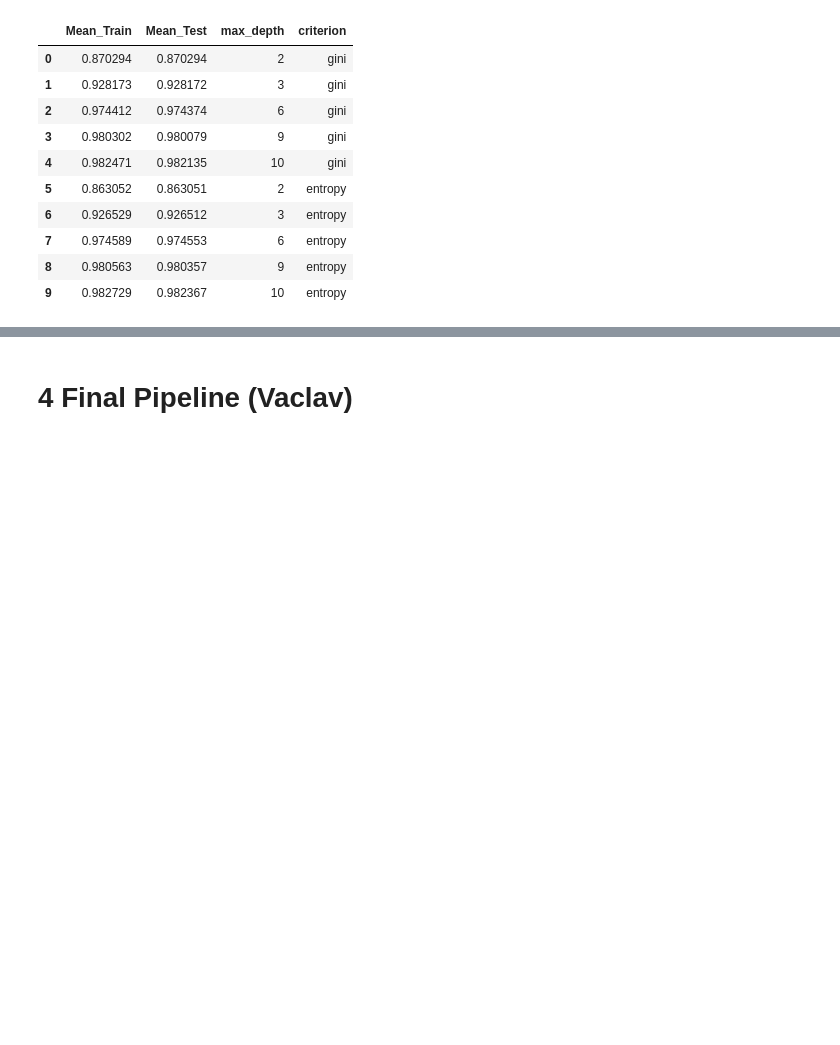
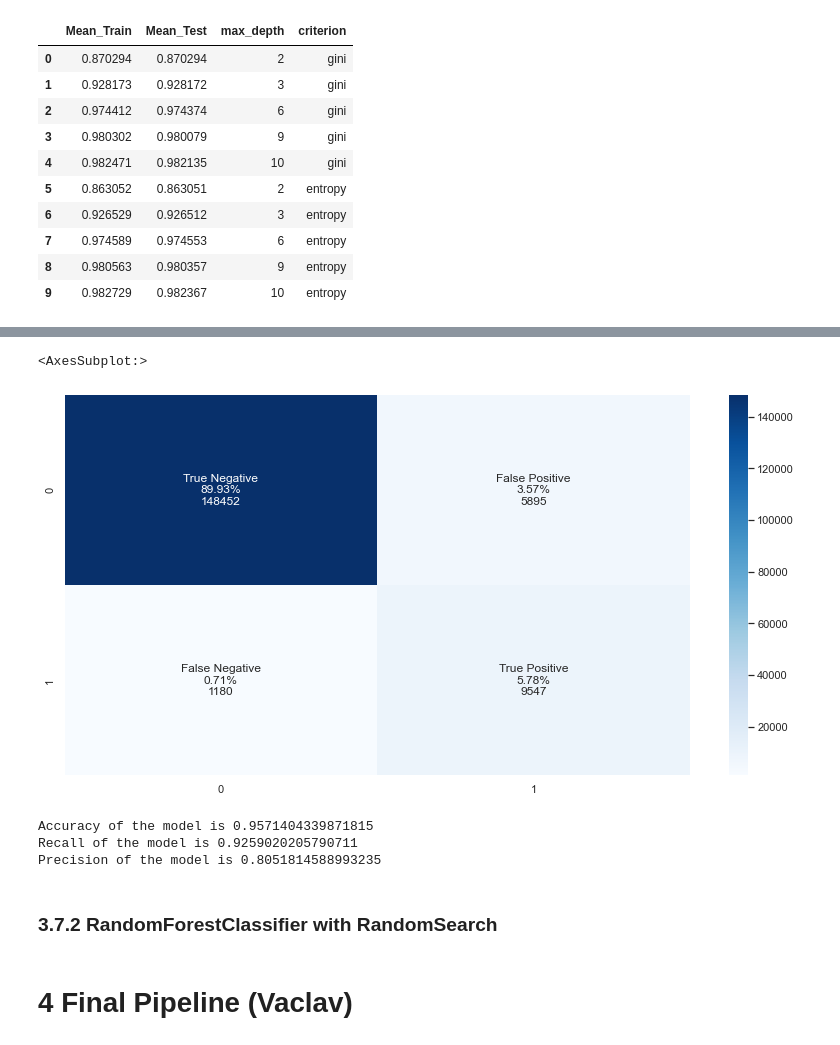
Before and after one commit to fynnoldenburg/KKBOX-Churn-Prediction, a Jupyter notebook: kkbox_machine_learning_clean.ipynb, the cells around one changed output, grey strips where cells are left out. Drawn from its saved outputs; the diff is of its cells as text; code cells hidden in the pictures; blank space fills up the shorter version.

```diff
--- a/kkbox_machine_learning_clean.ipynb
+++ b/kkbox_machine_learning_clean.ipynb
@@ -583,0 +628,30 @@ NameError: name 'DecisionTreeClassifier' is not defined
+# %%
+cf_matrix = confusion_matrix(y_test, y_test_pred)
+group_names = ['True Negative', 'False Positive', 'False Negative', 'True Positive']
+
+group_counts = ['{0:0.0f}'.format(value) for value in
+                cf_matrix.flatten()]
+
+group_percentages = ['{0:.2%}'.format(value) for value in
+                     cf_matrix.flatten()/np.sum(cf_matrix)]
+
+labels = [f'{v1}\n{v2}\n{v3}' for v1, v2, v3 in
+          zip(group_names, group_percentages, group_counts)]
+
+labels = np.asarray(labels).reshape(2,2)
+
+sns.set(rc = {'figure.figsize':(14,7)})
+sns.heatmap(cf_matrix, annot=labels, fmt='', cmap='Blues')
+# %% [output]
+<AxesSubplot:>
+[figure, added]
+# %%
+print(f'Accuracy of the model is {accuracy_score(y_test, y_test_pred)}')
+print(f'Recall of the model is {recall_score(y_test, y_test_pred, average="macro")}')
+print(f'Precision of the model is {precision_score(y_test, y_test_pred, average="macro", zero_division=1)}')
+# %% [output]
+Accuracy of the model is 0.9571404339871815
+Recall of the model is 0.9259020205790711
+Precision of the model is 0.8051814588993235
+# %% [markdown]
+### 3.7.2 RandomForestClassifier with RandomSearch
```
Also changed, not shown: parts of 12 cells of this notebook.
